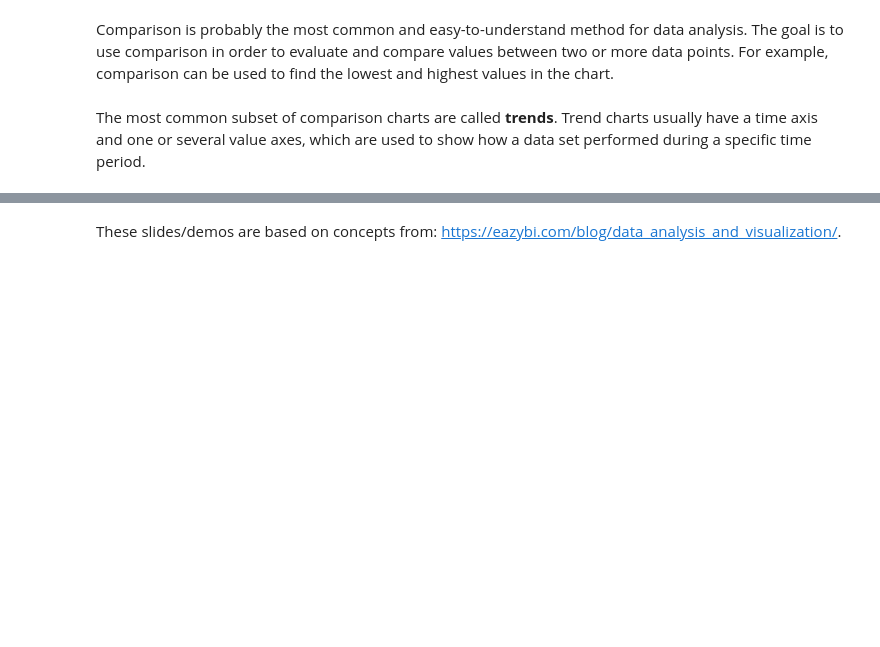
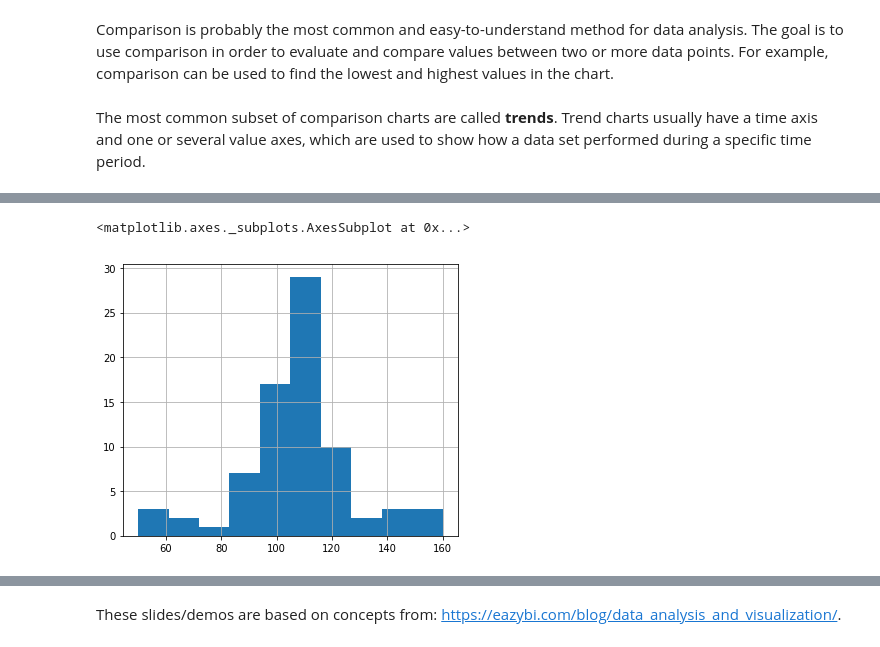
Before and after one commit to NurlanKhamzin/UIUC-iSchool-DataViz, a Jupyter notebook: fall2018/week06/lecture_week06.ipynb, the cells around one changed output, grey strips where cells are left out. Drawn from its saved outputs; the diff is of its cells as text; code cells hidden in the pictures; blank space fills up the shorter version.

```diff
--- a/fall2018/week06/lecture_week06.ipynb
+++ b/fall2018/week06/lecture_week06.ipynb
@@ -77,0 +157,5 @@ ax = df.plot.bar(x='Year', y='Value')
+# %%
+df['calories'].hist()
+# %% [output]
+<matplotlib.axes._subplots.AxesSubplot at 0x...>
+[figure, added]
```
Also changed, not shown: parts of 25 cells of this notebook, 6 other files.
